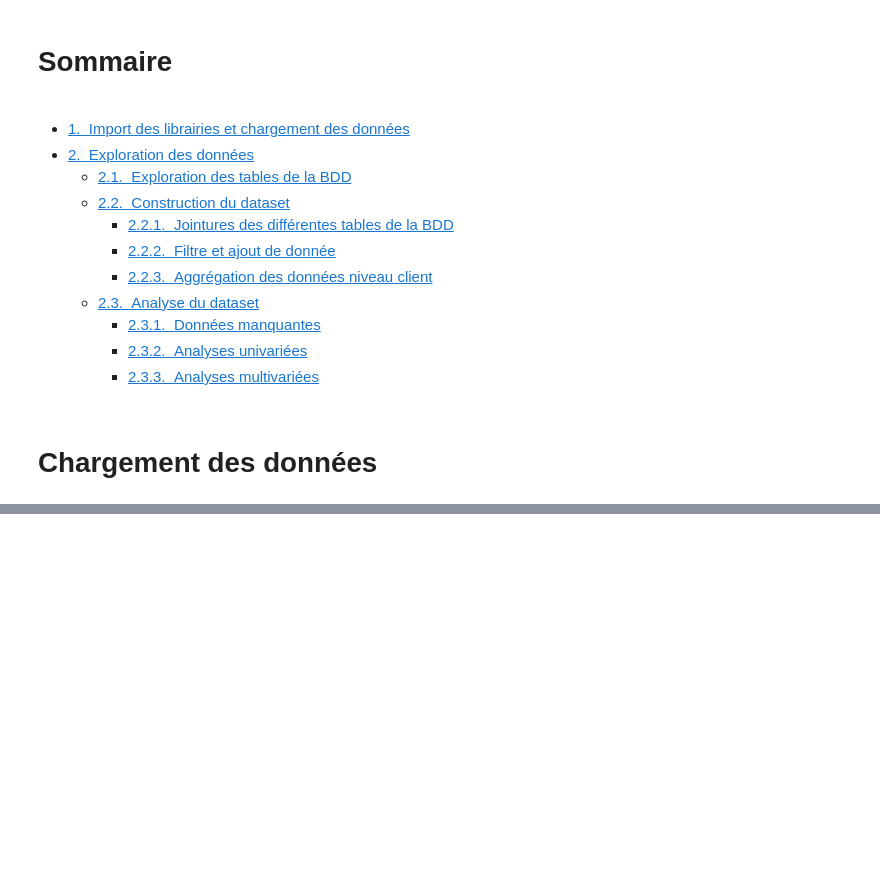
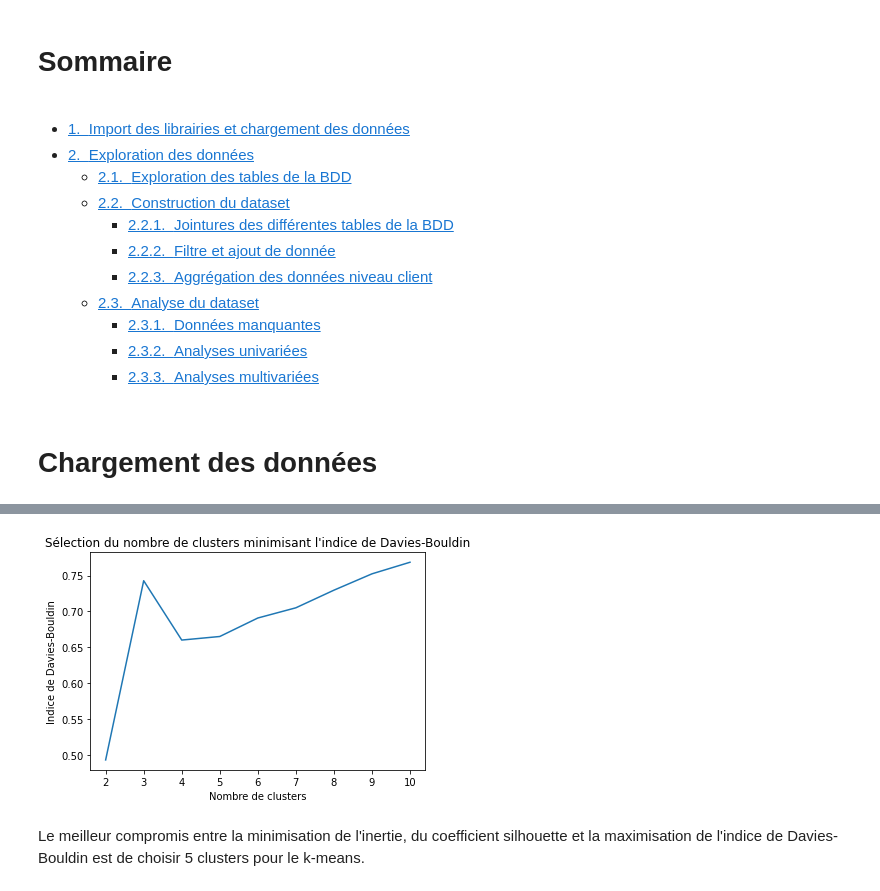
Before and after one commit to sebastienbourgeois/oc-p5-segmenter-clients-site-ecommerce, a Jupyter notebook: POLIST_02_notebookessais.ipynb, the cells around one changed output, grey strips where cells are left out. Cells and saved outputs as stored; diff of their text form; code cells hidden in the pictures; blank space fills up the shorter version.

```diff
--- a/POLIST_02_notebookessais.ipynb
+++ b/POLIST_02_notebookessais.ipynb
@@ -96,0 +186,10 @@ import pandas as pd
+# %%
+plt.plot(liste_nb_clusters, scores_davies_bouldin)
+plt.xlabel("Nombre de clusters")
+plt.ylabel("Indice de Davies-Bouldin")
+plt.title("Sélection du nombre de clusters minimisant l'indice de Davies-Bouldin")
+plt.show()
+# %% [output]
+[figure, added]
+# %% [markdown]
+Le meilleur compromis entre la minimisation de l'inertie, du coefficient silhouette et la maximisation de l'indice de Davies-Bouldin est de choisir 5 clusters pour le k-means.
```
Also changed, not shown: parts of 10 cells of this notebook.
